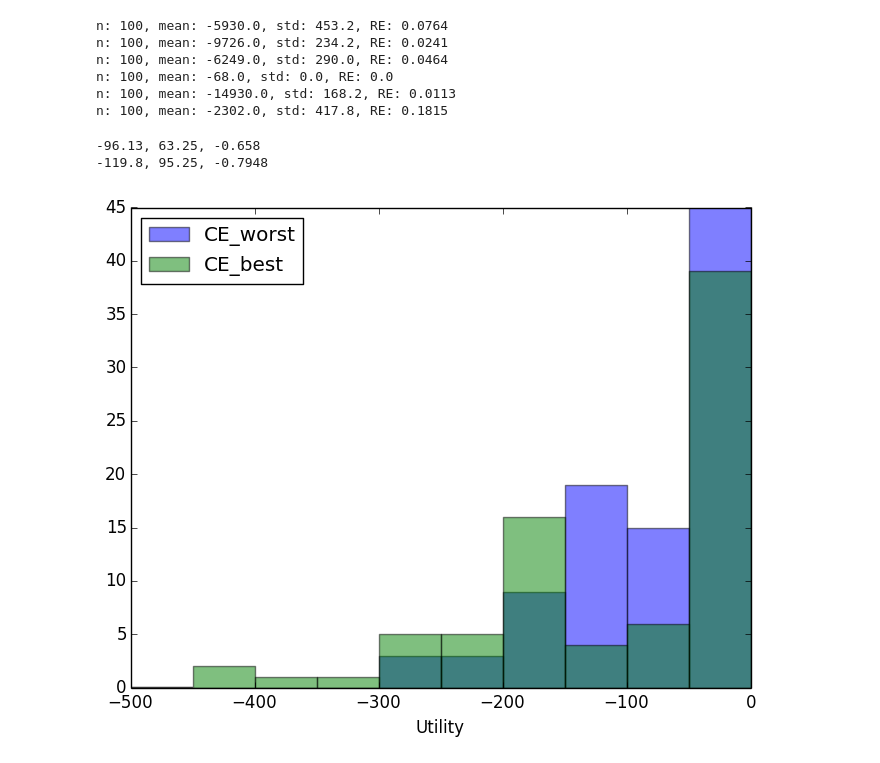
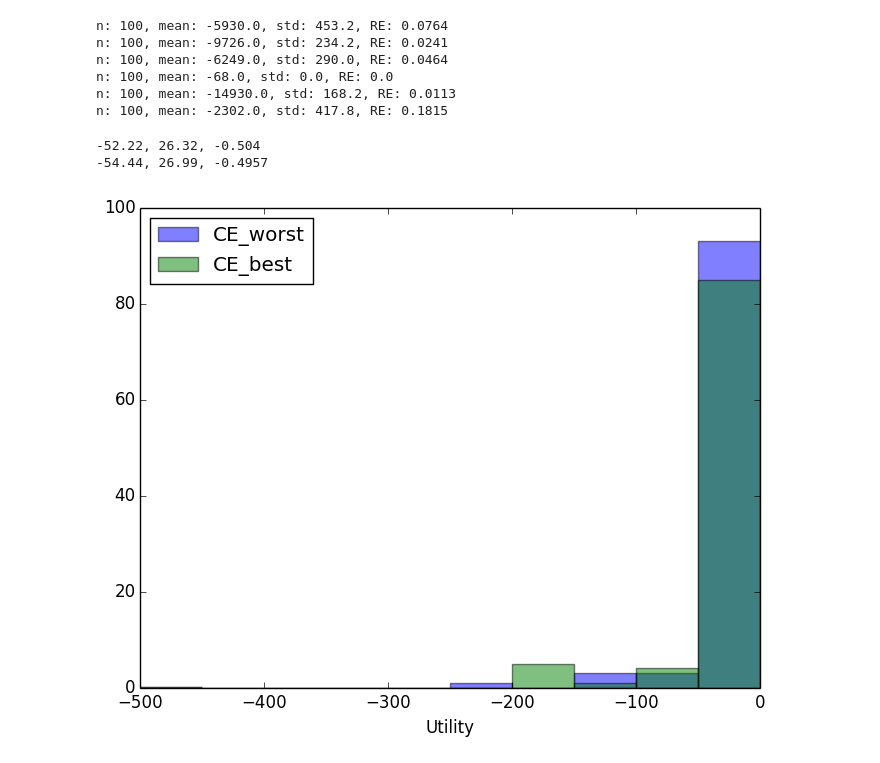
Before and after one commit to neosado/SAPR, a Jupyter notebook: UTMScenario.ipynb, the cells around one changed output. Saved outputs shown, nothing was run; the diff lists cells and outputs as text; code cells hidden in the pictures.

```diff
--- a/UTMScenario.ipynb
+++ b/UTMScenario.ipynb
@@ -213,23 +213,23 @@ n: 100, mean: -2302.0, std: 417.8, RE: 0.1815
 # %%
 using PyPlot
 
 function plot_hist(filename, label)
 
     D = readdlm(filename, ' ')
     U = float64(D[1:end-1, 3])
     U = U[find(U .> -500)]
     plt.hist(U, range = (-500, 0), alpha=0.5, label = label)
     println(neat(mean(U)), ", ", neat(std(U)), ", ", neat(std(U)/mean(U)))
     #println(U[find(U .< -1000)])
 end
 
-plot_hist("CE_worst.log", "CE_worst")
-plot_hist("CE_best.log", "CE_best")
+plot_hist("CE_worst_1000.log", "CE_worst")
+plot_hist("CE_best_1000.log", "CE_best")
 xlabel("Utility")
 legend(loc = "best")
 
 ;
 # %% [output]
--96.13, 63.25, -0.658
--119.8, 95.25, -0.7948
+-52.22, 26.32, -0.504
+-54.44, 26.99, -0.4957
-[figure, old version]
+[figure, new version]
```
Also changed, not shown: parts of 2 cells of this notebook, 7 other files.
